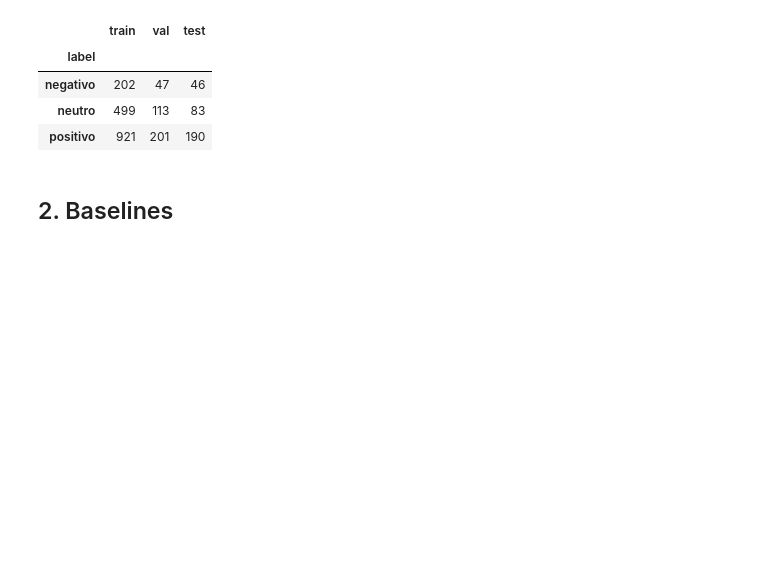
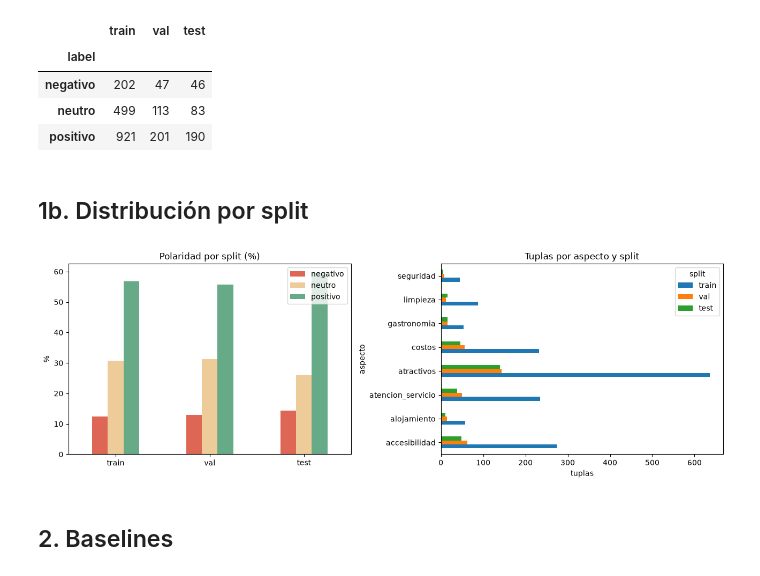
Before and after one commit to AlvaroXD12/Tesis_Final, a Jupyter notebook: ABSA_Turismo_Fase2_V4/notebooks/03_entrenamiento_absa_xlmr_y_matriz.ipynb, the cells around one changed output. Saved outputs shown, nothing was run; the diff lists cells and outputs as text; code cells hidden in the pictures; blank space fills up the shorter version.

```diff
--- a/ABSA_Turismo_Fase2_V4/notebooks/03_entrenamiento_absa_xlmr_y_matriz.ipynb
+++ b/ABSA_Turismo_Fase2_V4/notebooks/03_entrenamiento_absa_xlmr_y_matriz.ipynb
@@ -69,6 +69,25 @@ Split sin fuga -> train 1622 | val 361 | test 319
 | negativo | 202 | 47 | 46 |
 | neutro | 499 | 113 | 83 |
 | positivo | 921 | 201 | 190 |
+# %% [markdown]
+## 1b. Distribución por split
+# %%
+# ============================================================
+# Distribución por split (polaridad y aspecto) — verifica estratificación
+# ============================================================
+import matplotlib.pyplot as plt
+FIG = BASE_DIR / "outputs" / "figures"; FIG.mkdir(parents=True, exist_ok=True)
+alld = pd.concat([train.assign(split="train"), val.assign(split="val"), test.assign(split="test")], ignore_index=True)
+
+fig, ax = plt.subplots(1, 2, figsize=(13, 4.5))
+pol = alld.groupby(["split", "label"]).size().unstack(fill_value=0).reindex(["train", "val", "test"])[LABELS]
+(pol.div(pol.sum(axis=1), axis=0) * 100).plot(kind="bar", ax=ax[0], color=["#dd6655", "#eecc99", "#66aa88"])
+ax[0].set_title("Polaridad por split (%)"); ax[0].set_ylabel("%"); ax[0].set_xlabel(""); ax[0].tick_params(axis="x", rotation=0); ax[0].legend(title="")
+asp = alld.groupby(["split", "aspecto"]).size().unstack(fill_value=0).reindex(["train", "val", "test"])
+asp.T.plot(kind="barh", ax=ax[1]); ax[1].set_title("Tuplas por aspecto y split"); ax[1].set_xlabel("tuplas")
+plt.tight_layout(); plt.savefig(FIG / "fase2_distribucion_split.png", dpi=300); plt.show()
+# %% [output]
+[figure, added]
 # %% [markdown]
 ## 2. Baselines
 # %%
```
Also changed, not shown: parts of 22 cells of this notebook, 1 other file.
